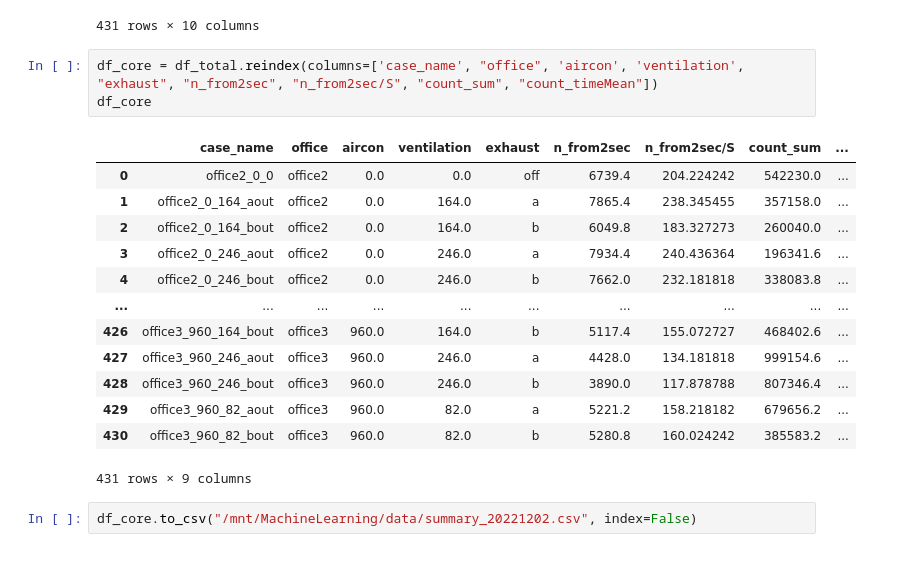
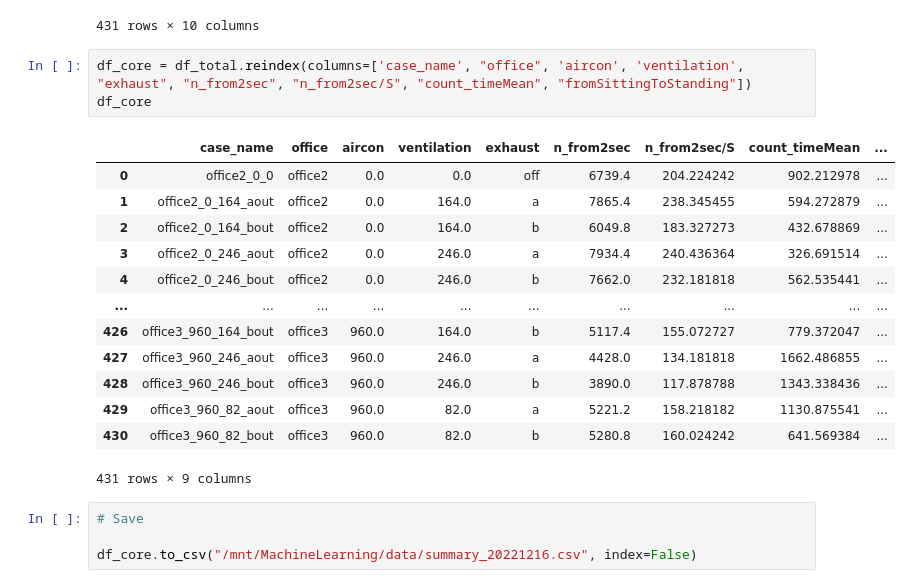
Before and after one commit to Enehentaro/MachineLearning, a Jupyter notebook: NoteBook/TrialAndError.ipynb, the cells around one changed output. Cells and saved outputs as stored; diff of their text form.

```diff
--- a/NoteBook/TrialAndError.ipynb
+++ b/NoteBook/TrialAndError.ipynb
@@ -377,21 +377,23 @@ df_total
 | 430 | office3_960_82_bout | 5280.8 | 0.000053 | 160.024242 | 960.0 | 82.0 | b | 385583.2 | ... |
 431 rows × 10 columns
 # %%
-df_core = df_total.reindex(columns=['case_name', "office", 'aircon', 'ventilation', "exhaust", "n_from2sec", "n_from2sec/S", "count_sum", "count_timeMean"])
+df_core = df_total.reindex(columns=['case_name', "office", 'aircon', 'ventilation', "exhaust", "n_from2sec", "n_from2sec/S", "count_timeMean", "fromSittingToStanding"])
 df_core
 # %% [output]
-|  | case_name | office | aircon | ventilation | exhaust | n_from2sec | n_from2sec/S | count_sum | ... |
-| 0 | office2_0_0 | office2 | 0.0 | 0.0 | off | 6739.4 | 204.224242 | 542230.0 | ... |
-| 1 | office2_0_164_aout | office2 | 0.0 | 164.0 | a | 7865.4 | 238.345455 | 357158.0 | ... |
-| 2 | office2_0_164_bout | office2 | 0.0 | 164.0 | b | 6049.8 | 183.327273 | 260040.0 | ... |
-| 3 | office2_0_246_aout | office2 | 0.0 | 246.0 | a | 7934.4 | 240.436364 | 196341.6 | ... |
-| 4 | office2_0_246_bout | office2 | 0.0 | 246.0 | b | 7662.0 | 232.181818 | 338083.8 | ... |
+|  | case_name | office | aircon | ventilation | exhaust | n_from2sec | n_from2sec/S | count_timeMean | ... |
+| 0 | office2_0_0 | office2 | 0.0 | 0.0 | off | 6739.4 | 204.224242 | 902.212978 | ... |
+| 1 | office2_0_164_aout | office2 | 0.0 | 164.0 | a | 7865.4 | 238.345455 | 594.272879 | ... |
+| 2 | office2_0_164_bout | office2 | 0.0 | 164.0 | b | 6049.8 | 183.327273 | 432.678869 | ... |
+| 3 | office2_0_246_aout | office2 | 0.0 | 246.0 | a | 7934.4 | 240.436364 | 326.691514 | ... |
+| 4 | office2_0_246_bout | office2 | 0.0 | 246.0 | b | 7662.0 | 232.181818 | 562.535441 | ... |
 | ... | ... | ... | ... | ... | ... | ... | ... | ... | ... |
-| 426 | office3_960_164_bout | office3 | 960.0 | 164.0 | b | 5117.4 | 155.072727 | 468402.6 | ... |
-| 427 | office3_960_246_aout | office3 | 960.0 | 246.0 | a | 4428.0 | 134.181818 | 999154.6 | ... |
-| 428 | office3_960_246_bout | office3 | 960.0 | 246.0 | b | 3890.0 | 117.878788 | 807346.4 | ... |
-| 429 | office3_960_82_aout | office3 | 960.0 | 82.0 | a | 5221.2 | 158.218182 | 679656.2 | ... |
-| 430 | office3_960_82_bout | office3 | 960.0 | 82.0 | b | 5280.8 | 160.024242 | 385583.2 | ... |
+| 426 | office3_960_164_bout | office3 | 960.0 | 164.0 | b | 5117.4 | 155.072727 | 779.372047 | ... |
+| 427 | office3_960_246_aout | office3 | 960.0 | 246.0 | a | 4428.0 | 134.181818 | 1662.486855 | ... |
+| 428 | office3_960_246_bout | office3 | 960.0 | 246.0 | b | 3890.0 | 117.878788 | 1343.338436 | ... |
+| 429 | office3_960_82_aout | office3 | 960.0 | 82.0 | a | 5221.2 | 158.218182 | 1130.875541 | ... |
+| 430 | office3_960_82_bout | office3 | 960.0 | 82.0 | b | 5280.8 | 160.024242 | 641.569384 | ... |
 431 rows × 9 columns
 # %%
-df_core.to_csv("/mnt/MachineLearning/data/summary_20221202.csv", index=False)
+# Save
+
+df_core.to_csv("/mnt/MachineLearning/data/summary_20221216.csv", index=False)
```
Also changed, not shown: parts of 10 cells of this notebook, 45 other files.
